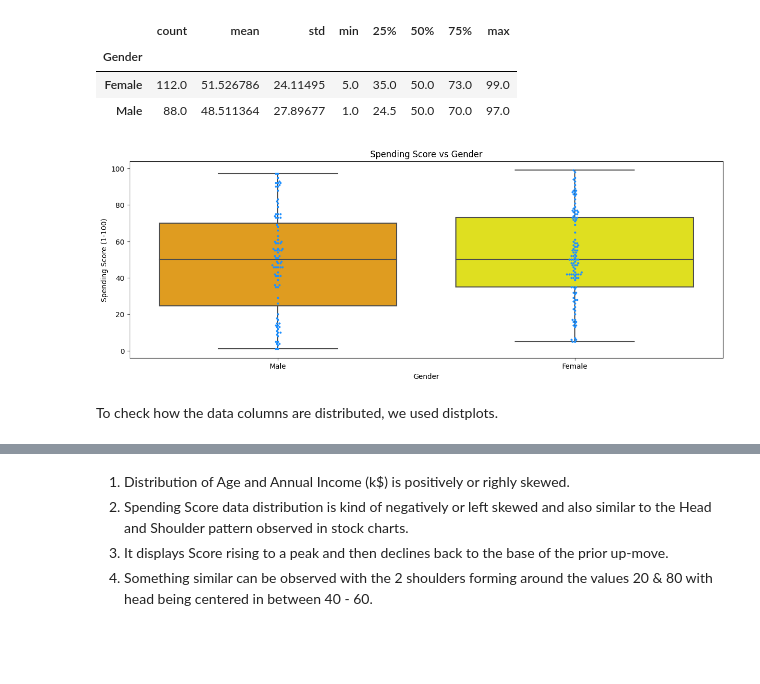
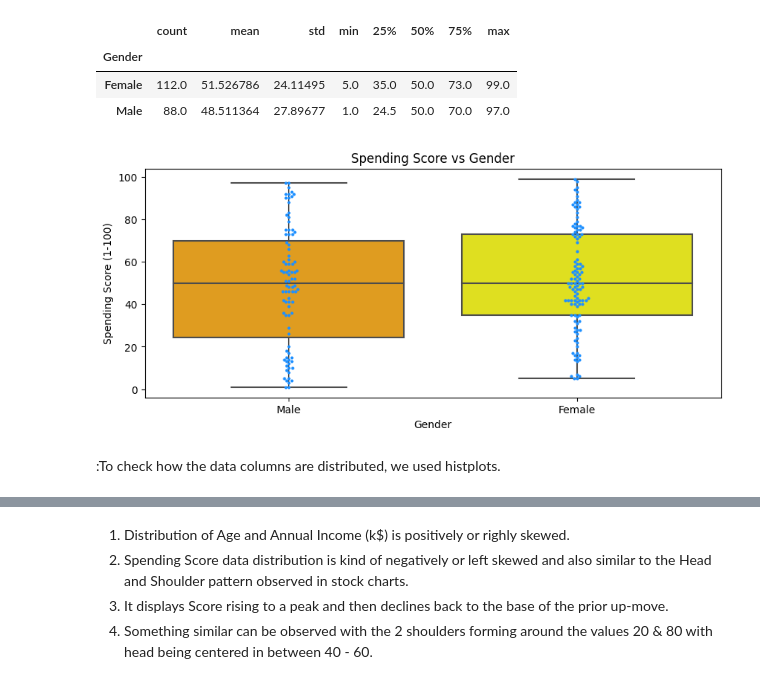
Before and after one commit to rameshboggu36/customer_segregation, a Jupyter notebook: Customer_Segregation.ipynb, the cells around one changed output, grey strips where cells are left out. Cells and saved outputs as stored; diff of their text form; code cells hidden in the pictures; blank space fills up the shorter version.

```diff
--- a/Customer_Segregation.ipynb
+++ b/Customer_Segregation.ipynb
@@ -161,12 +170,12 @@ mall.groupby('Gender').describe()['Spending Score (1-100)']
 | Female | 112.0 | 51.526786 | 24.11495 | 5.0 | 35.0 | 50.0 | 73.0 | 99.0 |
 | Male | 88.0 | 48.511364 | 27.89677 | 1.0 | 24.5 | 50.0 | 70.0 | 97.0 |
 # %%
-fig,ax = plt.subplots(nrows = 1,ncols = 1,figsize = (15,5))
+fig,ax = plt.subplots(nrows = 1,ncols = 1,figsize = (10,4))
 ax=sns.boxplot(x=mall['Gender'],y=mall['Spending Score (1-100)'],palette={'Male':'orange','Female':'yellow'})
 sns.swarmplot(x=mall['Gender'],y=mall['Spending Score (1-100)'], color="dodgerblue", size=3)
 plt.title('Spending Score vs Gender')
 plt.show()
 # %% [output]
-[figure, old version]
+[figure, new version]
 # %% [markdown]
-To check how the data columns are distributed, we used distplots.
+:To check how the data columns are distributed, we used histplots.
```
Also changed, not shown: parts of 29 cells of this notebook.
